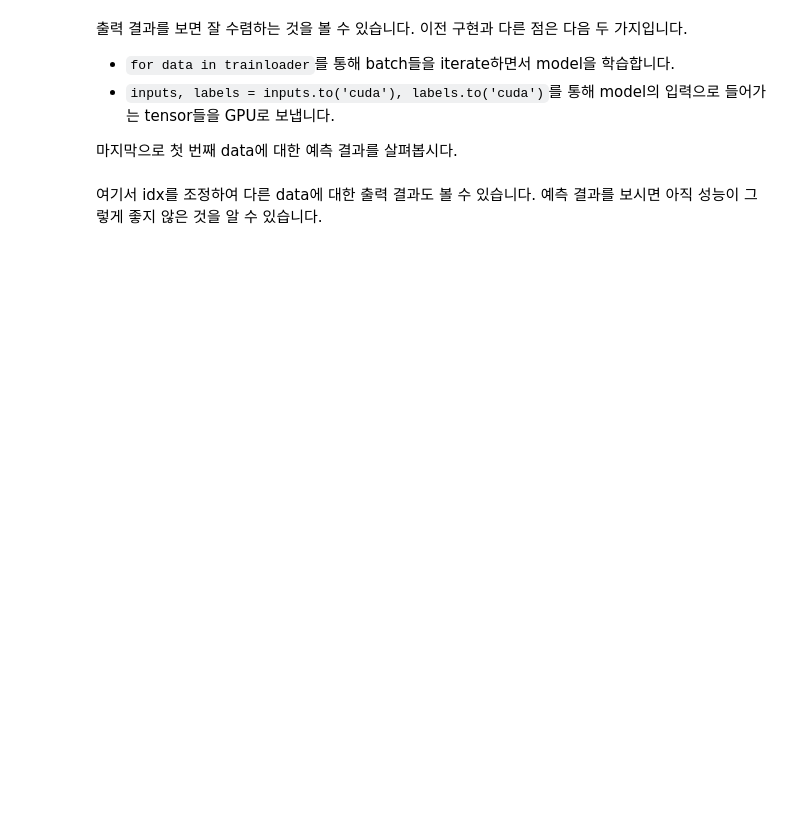
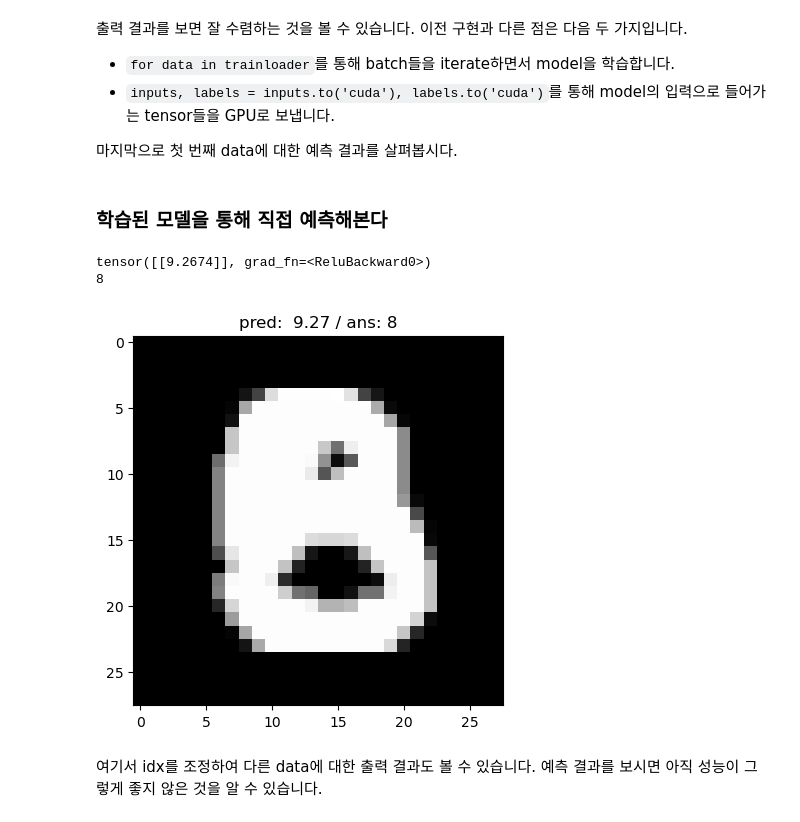
Before and after one commit to zerovodka/ML-learning, a Jupyter notebook: src/week1/1.3 MNIST.ipynb, the cells around one changed output. Drawn from its saved outputs; the diff is of its cells as text; code cells hidden in the pictures; blank space fills up the shorter version.

```diff
--- a/src/week1/1.3 MNIST.ipynb
+++ b/src/week1/1.3 MNIST.ipynb
@@ -186,0 +270,25 @@ optimizer = SGD(model.parameters(), lr=lr)
+# %%
+# SGD: 확률적 경사 하강법, 딥러닝에서 가장 기본적인 최적화 알고리즘
+from torch.optim import SGD
+
+# learning rate: 학습률
+# 모델이 오차를 얼마나 빠르게 줄여나갈 것인지를 결정하는 부분
+# 크면?   => 빠르지만 오버슈팅/불안정
+# 작으면? => 안정적이지만 느림
+# 0.001이 보통 안정적인 시작값
+lr = 0.001
+
+# 모델을 GPU로 보내는 코드
+# GPU는 병렬 연산이 가능해서 학습 속도가 훨씬 빠름
+# 하지만, 텐서, 모델, 손실 등 모든 요소가 같은 디바이스에 있어야 한다
+# input 데이터도 나중에 .to('cuda') 해줘야 오류가 나지 않는다
+# model = model.to('cuda') : Nvidia GPU 없어서 아래 코드로 수정
+
+device = torch.device("cuda" if torch.cuda.is_available() else "cpu")
+print('사용 중인 디바이스: ', device)
+
+model = model.to(device)
+
+# model.parameters(): 모델 안에 있는 학습 가능한 모든 파라미터(W, b, ...)를 자동 추적
+# SGD(): 해당 파라미터들을 업데이트할 수 있는 Optimizer 생성
+optimizer = SGD(model.parameters(), lr=lr)
@@ -214,14 +371,26 @@ for epoch in range(n_epochs):
 - `inputs, labels = inputs.to('cuda'), labels.to('cuda')`를 통해 model의 입력으로 들어가는 tensor들을 GPU로 보냅니다.
 
 마지막으로 첫 번째 data에 대한 예측 결과를 살펴봅시다.
+# %% [markdown]
+### 학습된 모델을 통해 직접 예측해본다
 # %%
-idx = 0
+idx = 59423
 
+# 마지막 [None]: batch 차원을 추가하는 문법 [1, 28, 28] => [1, 1, 28, 28]
 x = trainset[idx][0][None]  # (1, 1, 28, 28)
-x = x.to('cuda')
+x = x.to(device)
 
-print(model(x))
-print(trainset[idx][1])
+print(model(x))           # 모델이 예측한 값
+print(trainset[idx][1])   # 실제 정답
+
+# 실제 이미지랑 확인해보기
+plt.imshow(trainset[idx][0][0], cmap='gray')
+plt.title(f'pred: {model(x).item(): .2f} / ans: {trainset[idx][1]}')
+plt.show()
+# %% [output]
+tensor([[9.2674]], grad_fn=<ReluBackward0>)
+8
+[figure, added]
 # %% [markdown]
 여기서 idx를 조정하여 다른 data에 대한 출력 결과도 볼 수 있습니다.
 예측 결과를 보시면 아직 성능이 그렇게 좋지 않은 것을 알 수 있습니다.
```
Also changed, not shown: parts of 15 cells of this notebook.
